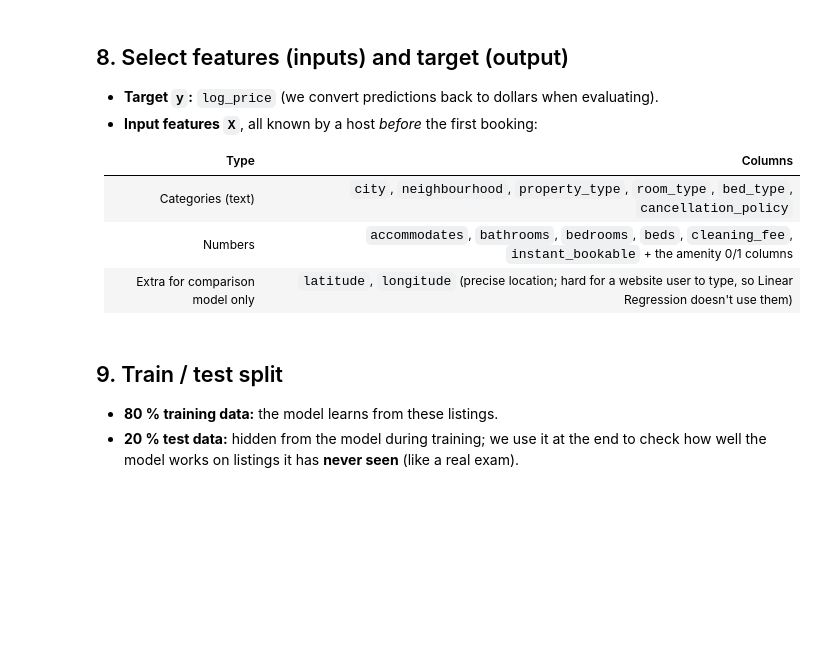
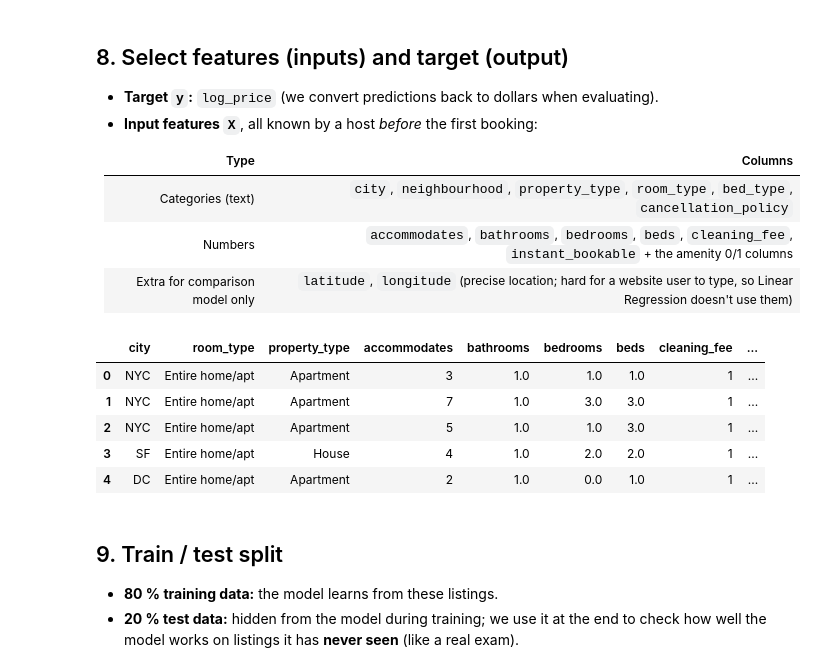
Before and after one commit to aryansurya752006/AI-MP, a Jupyter notebook: Airbnb_Price_Prediction.ipynb, the cells around one changed output. Cells and saved outputs as stored; diff of their text form; code cells hidden in the pictures; blank space fills up the shorter version.

```diff
--- a/Airbnb_Price_Prediction.ipynb
+++ b/Airbnb_Price_Prediction.ipynb
@@ -304,19 +292,18 @@ KeyError: 'has_ac'
 | Numbers | `accommodates`, `bathrooms`, `bedrooms`, `beds`, `cleaning_fee`, `instant_bookable` + the amenity 0/1 columns |
 | Extra for comparison model only | `latitude`, `longitude` (precise location; hard for a website user to type, so Linear Regression doesn't use them) |
 # %%
-# Define simple input features and target
 TARGET = "log_price"
-
-CATEGORICAL_FEATURES = ["city", "room_type", "property_type"]
-NUMERIC_FEATURES = [
-    "accommodates", "bathrooms", "bedrooms", "beds", "cleaning_fee", "instant_bookable"
-] + [f"has_{a.lower().replace(' ', '_')}" for a in AMENITIES_TO_EXTRACT]
-
-# Select our columns
-X = df_clean[CATEGORICAL_FEATURES + NUMERIC_FEATURES]
+X = X.loc[:, FEATURE_COLUMNS]
 y = df_clean[TARGET]
 
 display(X.head())
+# %% [output]
+|  | city | room_type | property_type | accommodates | bathrooms | bedrooms | beds | cleaning_fee | ... |
+| 0 | NYC | Entire home/apt | Apartment | 3 | 1.0 | 1.0 | 1.0 | 1 | ... |
+| 1 | NYC | Entire home/apt | Apartment | 7 | 1.0 | 3.0 | 3.0 | 1 | ... |
+| 2 | NYC | Entire home/apt | Apartment | 5 | 1.0 | 1.0 | 3.0 | 1 | ... |
+| 3 | SF | Entire home/apt | House | 4 | 1.0 | 2.0 | 2.0 | 1 | ... |
+| 4 | DC | Entire home/apt | Apartment | 2 | 1.0 | 0.0 | 1.0 | 1 | ... |
 # %% [markdown]
 ## 9. Train / test split
 
```
Also changed, not shown: parts of 16 cells of this notebook, 9 other files.
